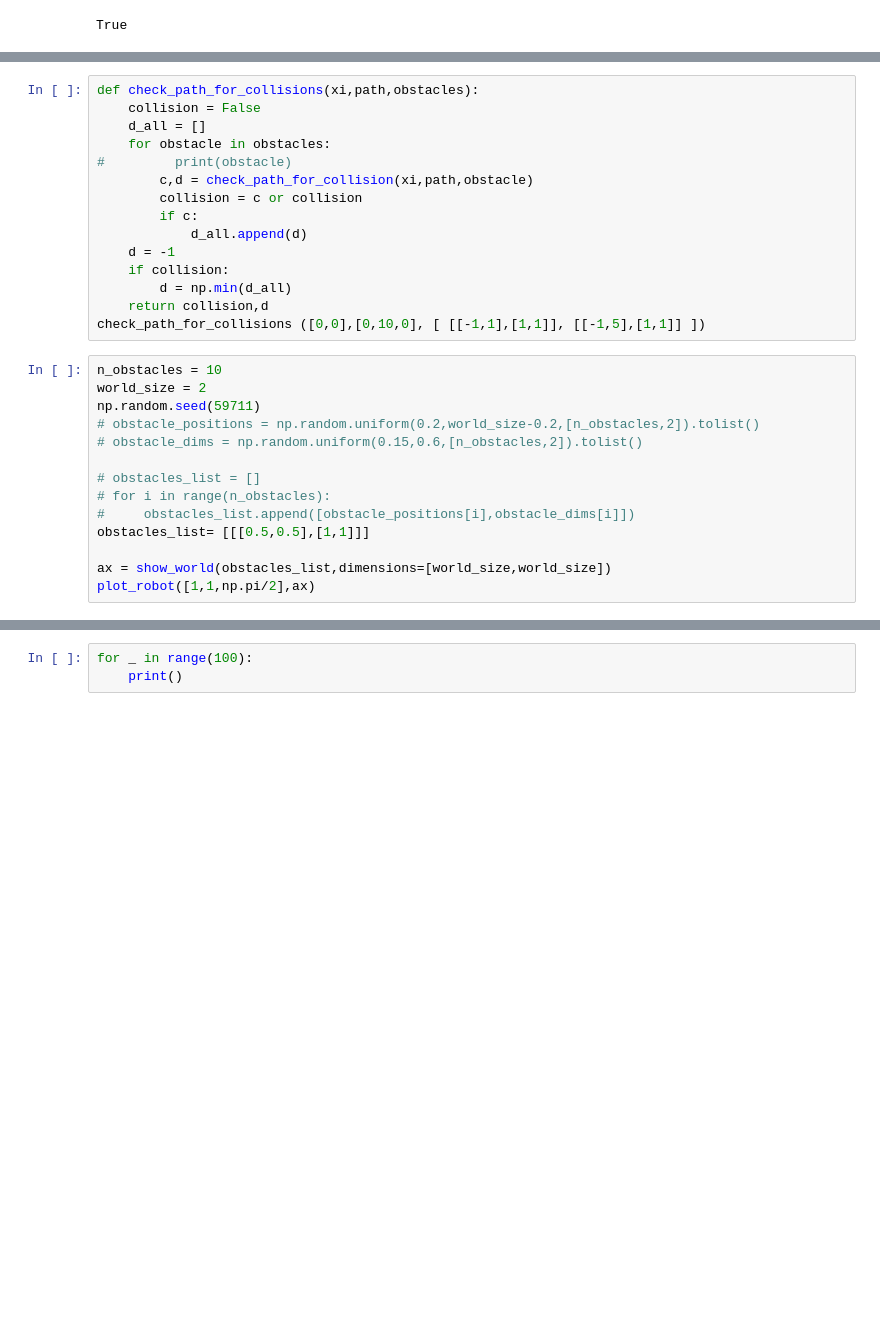
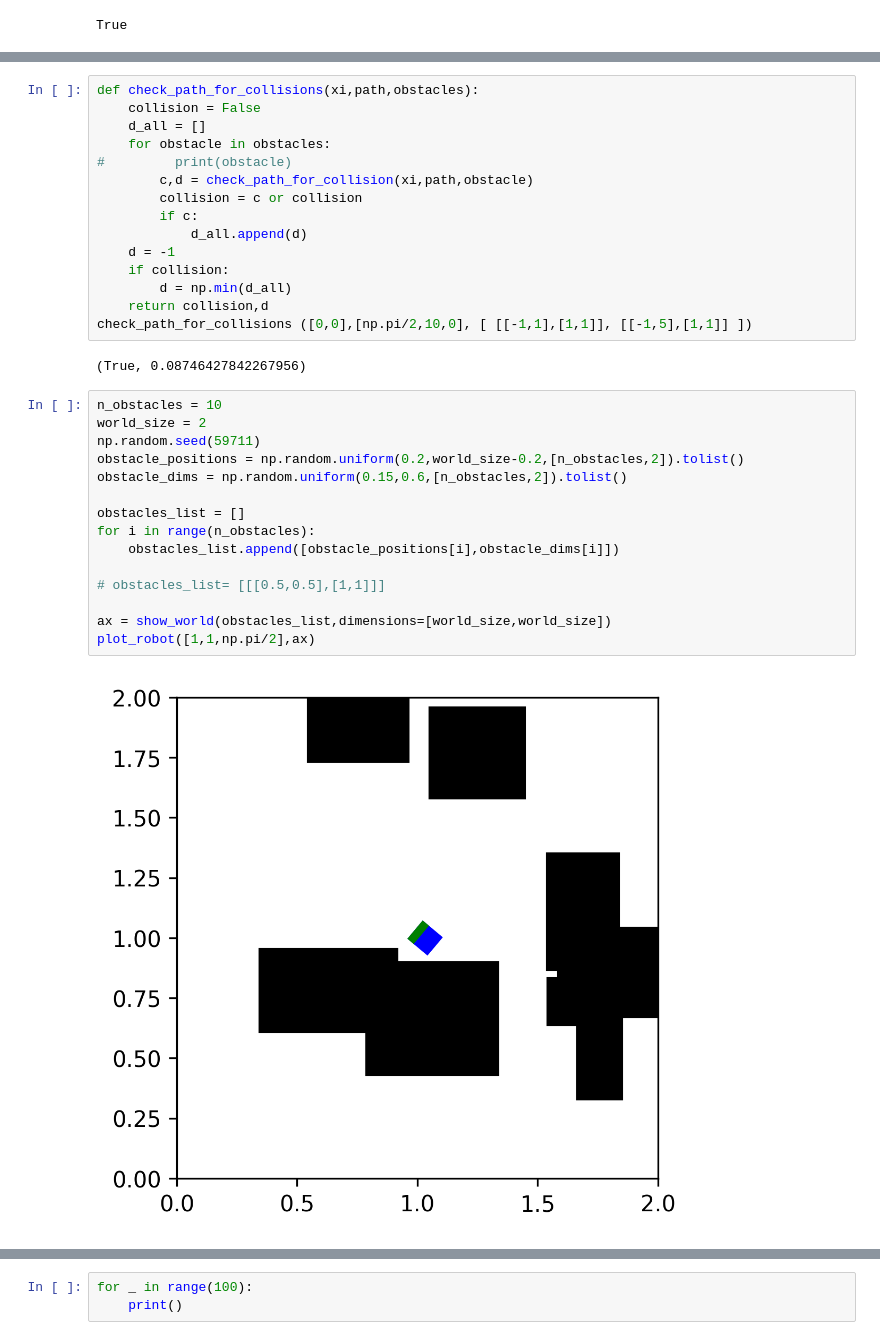
Before and after one commit to samer1248/ECE209AS-Lab2, a Jupyter notebook: project2.ipynb, the cells around one changed output, grey strips where cells are left out. Saved outputs shown, nothing was run; the diff lists cells and outputs as text; blank space fills up the shorter version.

```diff
--- a/project2.ipynb
+++ b/project2.ipynb
@@ -367,18 +401,23 @@ def check_path_for_collisions(xi,path,obstacles):
     if collision:
         d = np.min(d_all)
     return collision,d
-check_path_for_collisions ([0,0],[0,10,0], [ [[-1,1],[1,1]], [[-1,5],[1,1]] ])
+check_path_for_collisions ([0,0],[np.pi/2,10,0], [ [[-1,1],[1,1]], [[-1,5],[1,1]] ])
+# %% [output]
+(True, 0.08746427842267956)
 # %%
 n_obstacles = 10
 world_size = 2
 np.random.seed(59711)
-# obstacle_positions = np.random.uniform(0.2,world_size-0.2,[n_obstacles,2]).tolist()
-# obstacle_dims = np.random.uniform(0.15,0.6,[n_obstacles,2]).tolist()
+obstacle_positions = np.random.uniform(0.2,world_size-0.2,[n_obstacles,2]).tolist()
+obstacle_dims = np.random.uniform(0.15,0.6,[n_obstacles,2]).tolist()
 
-# obstacles_list = []
-# for i in range(n_obstacles):
-#     obstacles_list.append([obstacle_positions[i],obstacle_dims[i]])
-obstacles_list= [[[0.5,0.5],[1,1]]]
+obstacles_list = []
+for i in range(n_obstacles):
+    obstacles_list.append([obstacle_positions[i],obstacle_dims[i]])
+
+# obstacles_list= [[[0.5,0.5],[1,1]]]
 
 ax = show_world(obstacles_list,dimensions=[world_size,world_size])
 plot_robot([1,1,np.pi/2],ax)
+# %% [output]
+[figure, added]
```
Also changed, not shown: parts of 9 cells of this notebook, 2 other files.
